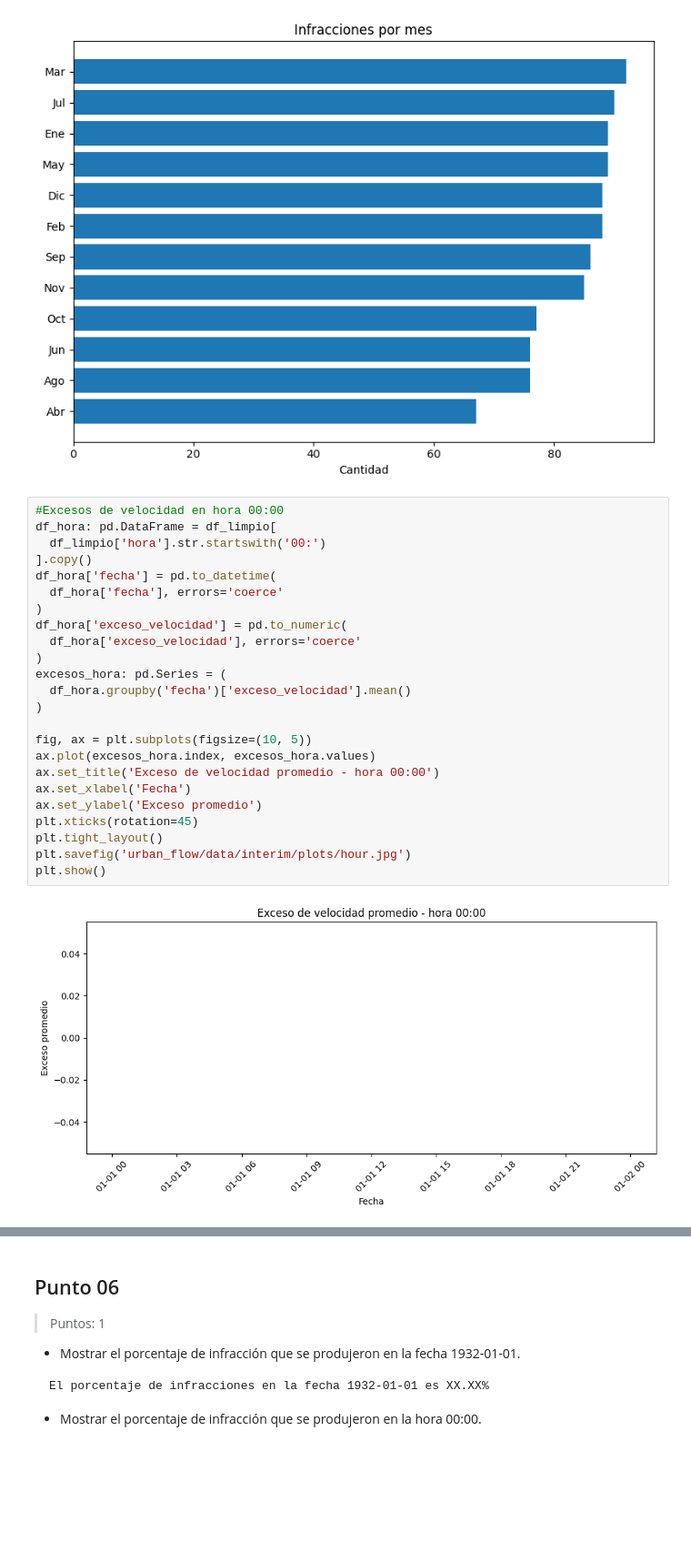
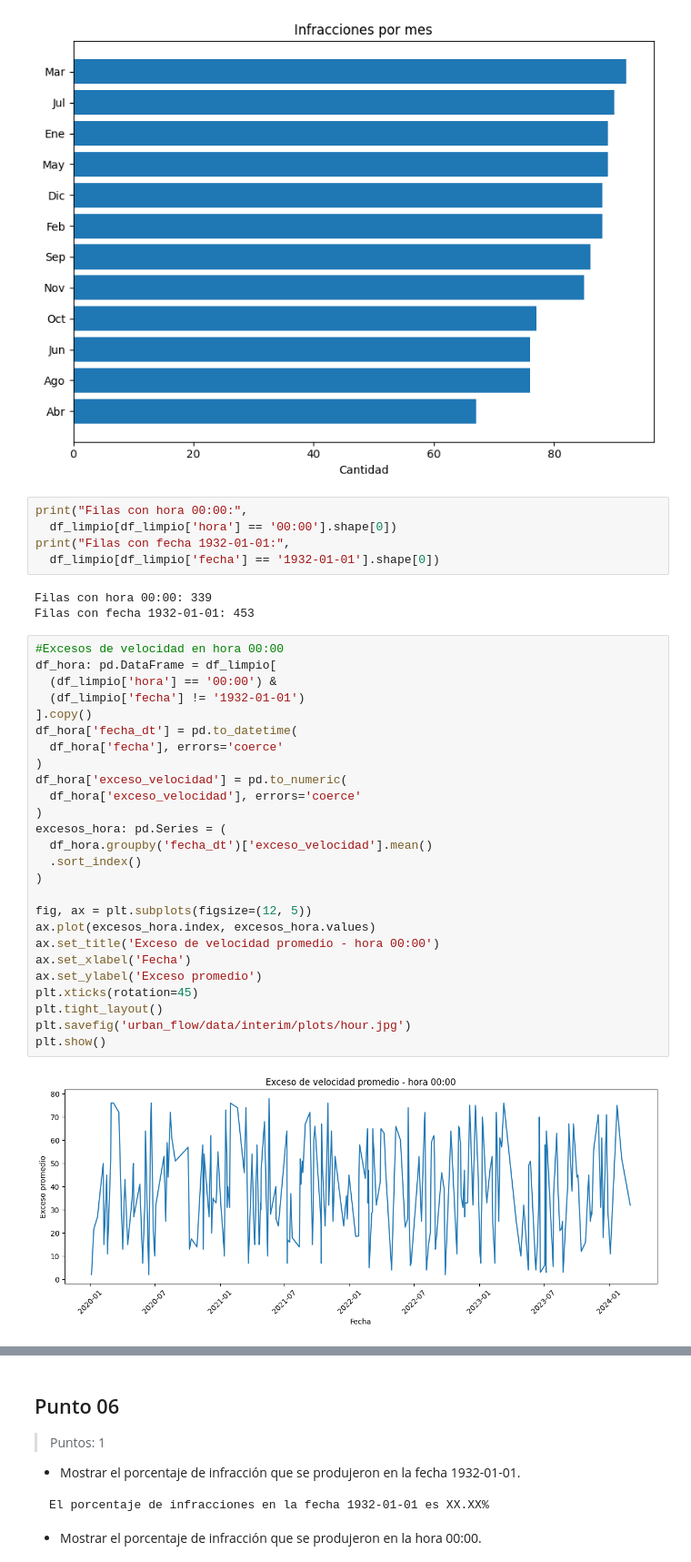
Before and after one commit to Ivan-Porcari/tpi_hds_urban_flow, a Jupyter notebook: 01_Urban_Flow_Porcari_Ivan.ipynb, the cells around one changed output, grey strips where cells are left out. Shown at 91% size. Drawn from its saved outputs; the diff is of its cells as text; blank space fills up the shorter version.

```diff
--- a/01_Urban_Flow_Porcari_Ivan.ipynb
+++ b/01_Urban_Flow_Porcari_Ivan.ipynb
@@ -595,32 +595,42 @@ plt.savefig('urban_flow/data/interim/plots/months.jpg')
 plt.show()
 # %% [output]
 [figure]
+# %%
+print("Filas con hora 00:00:",
+  df_limpio[df_limpio['hora'] == '00:00'].shape[0])
+print("Filas con fecha 1932-01-01:",
+  df_limpio[df_limpio['fecha'] == '1932-01-01'].shape[0])
+# %% [output]
+Filas con hora 00:00: 339
+Filas con fecha 1932-01-01: 453
 # %%
 #Excesos de velocidad en hora 00:00
 df_hora: pd.DataFrame = df_limpio[
-  df_limpio['hora'].str.startswith('00:')
+  (df_limpio['hora'] == '00:00') &
+  (df_limpio['fecha'] != '1932-01-01')
 ].copy()
-df_hora['fecha'] = pd.to_datetime(
+df_hora['fecha_dt'] = pd.to_datetime(
   df_hora['fecha'], errors='coerce'
 )
 df_hora['exceso_velocidad'] = pd.to_numeric(
   df_hora['exceso_velocidad'], errors='coerce'
 )
 excesos_hora: pd.Series = (
-  df_hora.groupby('fecha')['exceso_velocidad'].mean()
+  df_hora.groupby('fecha_dt')['exceso_velocidad'].mean()
+  .sort_index()
 )
 
-fig, ax = plt.subplots(figsize=(10, 5))
+fig, ax = plt.subplots(figsize=(12, 5))
 ax.plot(excesos_hora.index, excesos_hora.values)
 ax.set_title('Exceso de velocidad promedio - hora 00:00')
 ax.set_xlabel('Fecha')
 ax.set_ylabel('Exceso promedio')
 plt.xticks(rotation=45)
 plt.tight_layout()
 plt.savefig('urban_flow/data/interim/plots/hour.jpg')
 plt.show()
 # %% [output]
-[figure, old version]
+[figure, new version]
 # %%
 #Excesos de velocidad en fecha 1932-01-01
 df_fecha: pd.DataFrame = df_limpio[
```
Also changed, not shown: parts of 1 cell of this notebook, 5 other files.
